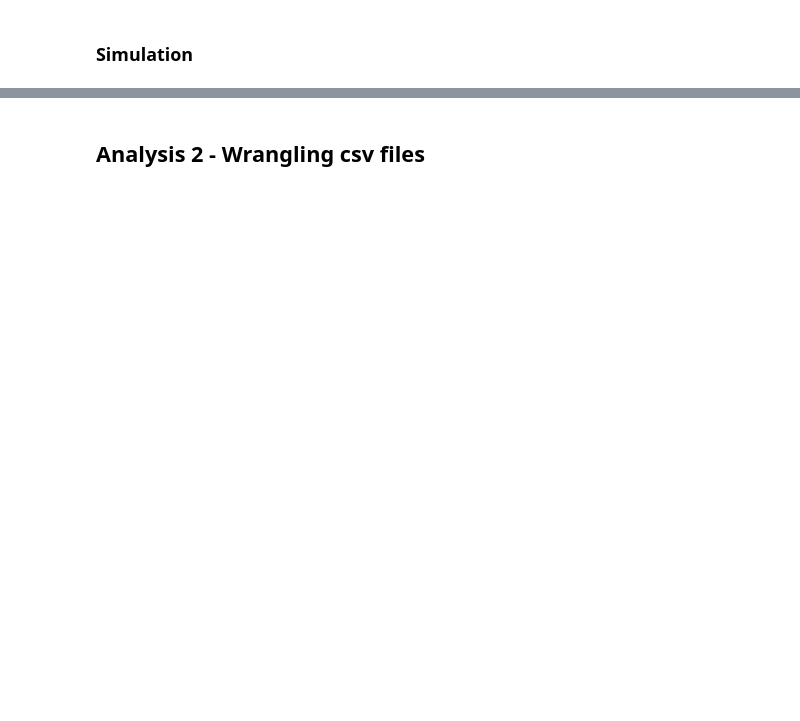
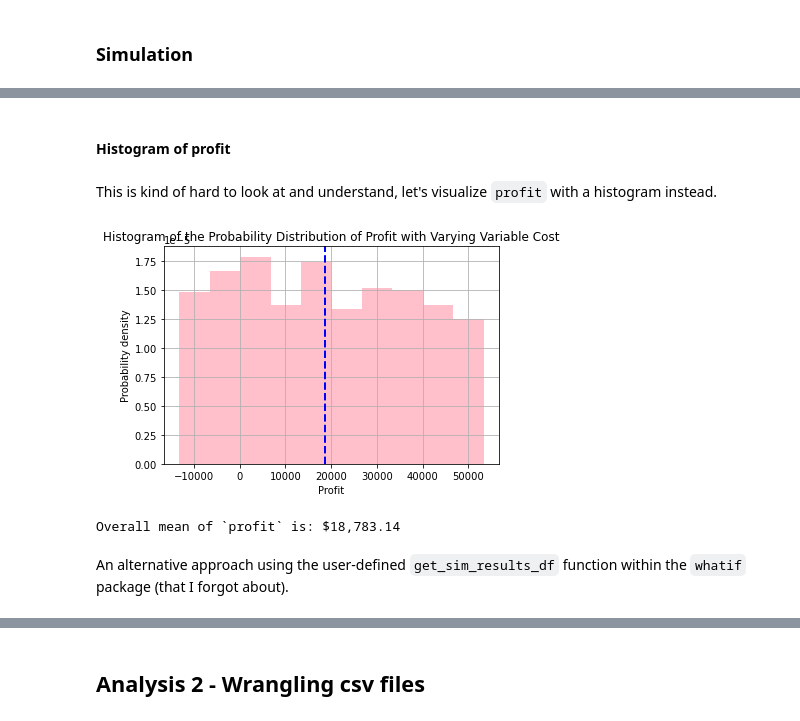
Before and after one commit to dimasmoosa/mis6900_hw2, a Jupyter notebook: hw2_dmoosa.ipynb, the cells around one changed output, grey strips where cells are left out. Saved outputs shown, nothing was run; the diff lists cells and outputs as text; code cells hidden in the pictures; blank space fills up the shorter version.

```diff
--- a/hw2_dmoosa.ipynb
+++ b/hw2_dmoosa.ipynb
@@ -246,2 +262,9 @@ Now it makes sense why `goal_seek`, in the way that it's currently implemented,
 # %% [markdown]
 ### Simulation
+# %%
+from numpy.random import default_rng
+rg = default_rng(100) # setting a seed for reproducibility
+# %%
+# lower bound of 80 and upper bound (exclusive) of 120, returning 1,000 results
+var_cost_sim = rg.uniform(80, 120, 1000)
+print(f"The mean of 'var_cost_sim', using 1,000 \"samples\"/iterations, is ${np.mean(var_cost_sim):,.2f} and the type of the 'var_cost_sim' object is {type(var_cost_sim)}")
@@ -247,0 +273,10 @@ Now it makes sense why `goal_seek`, in the way that it's currently implemented,
+# %%
+# getting our parameters for the `simulate` function ready
+random_inputs = {'var_cost': var_cost_sim}
+outputs = ['profit', 'demand']
+scenario_inputs = None # {'selling_price': np.arange(80, 251, 10)}
+keep_random_inputs = True
+
+# calling the `simulate` function with our parameters
+sim_results = model.simulate(random_inputs, outputs, scenario_inputs, keep_random_inputs)
+print(f"Let's see what `sim_results` looks like: \n{sim_results}")
@@ -247,0 +301,37 @@ Now it makes sense why `goal_seek`, in the way that it's currently implemented,
+# %% [markdown]
+#### Histogram of profit
+# %% [markdown]
+This is kind of hard to look at and understand, let's visualize `profit` with a histogram instead.
+# %%
+# Storing the `profit` ndarrays for each scenario in a list
+profit_sim = [scenario['output']['profit'] for scenario in sim_results]
+
+# Storing a list of all the means of the profit scenarios
+profit_sim_mean_list = [np.mean(profit_scenario) for profit_scenario in profit_sim]
+
+# Storing the overall mean. this is okay to do since the size of the `output` arrays will always be the same. It might not be okay to do otherwise
+profit_sim_mean = np.mean(profit_sim_mean_list)
+
+# Creating our PyPlot histogram object and feeding it the `profit_sim` list of ndarrays consisting of `profit` outputs with varying `var_cost` values along with some optional parameters
+# note: even with multiple scenarios, which would include multiple arrays in the list, PyPlot would be able to handle it
+plt.hist(profit_sim, density=True, color='pink')
+
+# Title, x, and y label for clarity
+plt.xlabel('Profit')
+plt.ylabel('Probability density')
+plt.title('Histogram of the Probability Distribution of Profit with Varying Variable Cost')
+
+# Grid for clarity
+plt.grid(True)
+
+# Showing the mean via a vertical line
+plt.axvline(profit_sim_mean, color='blue', linestyle='dashed', linewidth=2)
+
+plt.show()
+
+print(f"Overall mean of `profit` is: ${profit_sim_mean:,.2f}")
+# %% [output]
+[figure, added]
+Overall mean of `profit` is: $18,783.14
+# %% [markdown]
+An alternative approach using the user-defined `get_sim_results_df` function within the `whatif` package (that I forgot about).
```
Also changed, not shown: parts of 29 cells of this notebook.
